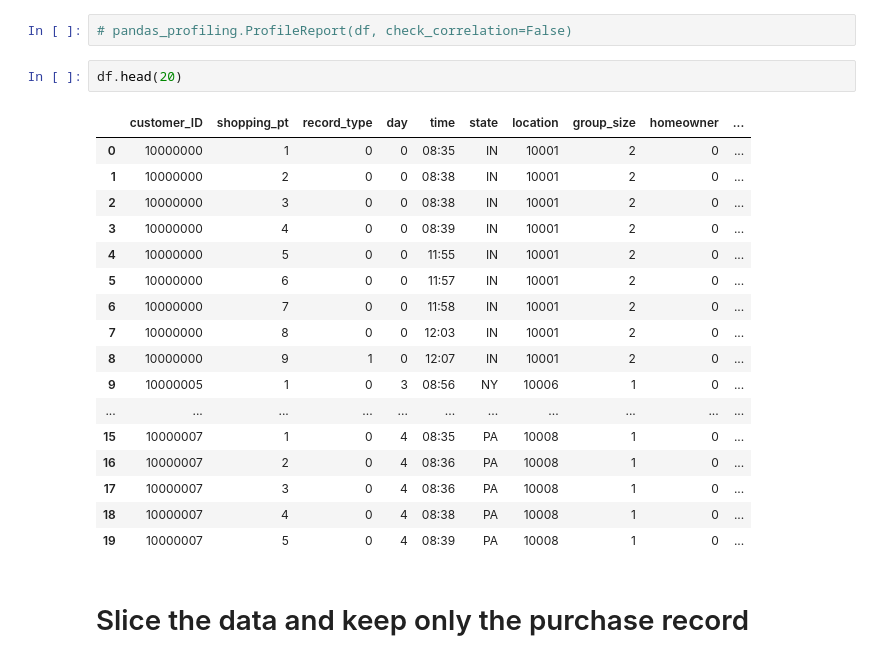
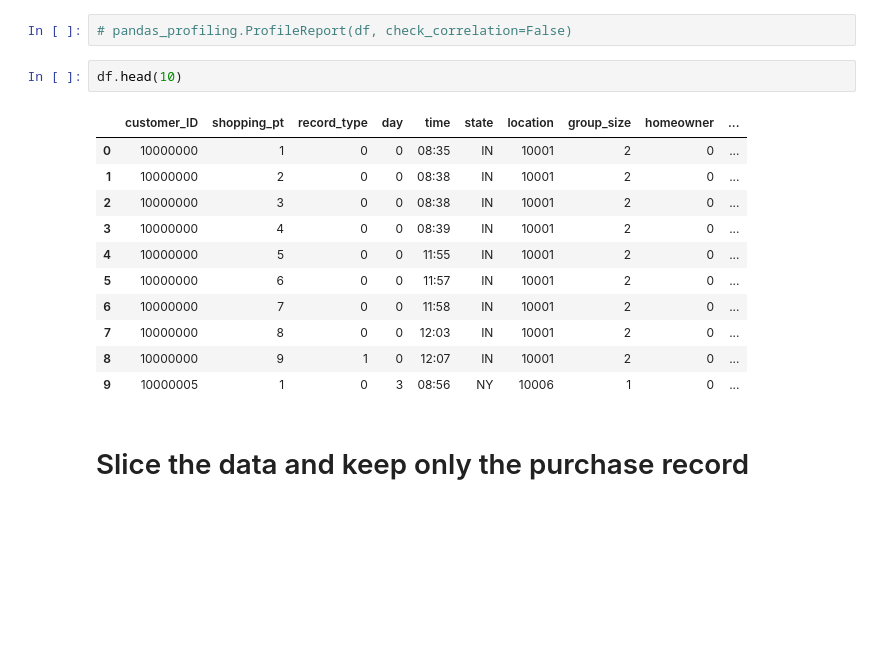
Before and after one commit to Michael-YongWang/MMA_Share, a Jupyter notebook: MMA831Project_AssociationRules.ipynb, the cells around one changed output. Saved outputs shown, nothing was run; the diff lists cells and outputs as text; blank space fills up the shorter version.

```diff
--- a/MMA831Project_AssociationRules.ipynb
+++ b/MMA831Project_AssociationRules.ipynb
@@ -37,25 +37,19 @@ df=pd.read_csv('/System/Volumes/Data/Users/Michael/Library/CloudStorage/iCloud D
 # %%
 # pandas_profiling.ProfileReport(df, check_correlation=False)
 # %%
-df.head(20)
+df.head(10)
 # %% [output]
 |  | customer_ID | shopping_pt | record_type | day | time | state | location | group_size | homeowner | ... |
 | 0 | 10000000 | 1 | 0 | 0 | 08:35 | IN | 10001 | 2 | 0 | ... |
 | 1 | 10000000 | 2 | 0 | 0 | 08:38 | IN | 10001 | 2 | 0 | ... |
 | 2 | 10000000 | 3 | 0 | 0 | 08:38 | IN | 10001 | 2 | 0 | ... |
 | 3 | 10000000 | 4 | 0 | 0 | 08:39 | IN | 10001 | 2 | 0 | ... |
 | 4 | 10000000 | 5 | 0 | 0 | 11:55 | IN | 10001 | 2 | 0 | ... |
 | 5 | 10000000 | 6 | 0 | 0 | 11:57 | IN | 10001 | 2 | 0 | ... |
 | 6 | 10000000 | 7 | 0 | 0 | 11:58 | IN | 10001 | 2 | 0 | ... |
 | 7 | 10000000 | 8 | 0 | 0 | 12:03 | IN | 10001 | 2 | 0 | ... |
 | 8 | 10000000 | 9 | 1 | 0 | 12:07 | IN | 10001 | 2 | 0 | ... |
 | 9 | 10000005 | 1 | 0 | 3 | 08:56 | NY | 10006 | 1 | 0 | ... |
-| ... | ... | ... | ... | ... | ... | ... | ... | ... | ... | ... |
-| 15 | 10000007 | 1 | 0 | 4 | 08:35 | PA | 10008 | 1 | 0 | ... |
-| 16 | 10000007 | 2 | 0 | 4 | 08:36 | PA | 10008 | 1 | 0 | ... |
-| 17 | 10000007 | 3 | 0 | 4 | 08:36 | PA | 10008 | 1 | 0 | ... |
-| 18 | 10000007 | 4 | 0 | 4 | 08:38 | PA | 10008 | 1 | 0 | ... |
-| 19 | 10000007 | 5 | 0 | 4 | 08:39 | PA | 10008 | 1 | 0 | ... |
 # %% [markdown]
 # Slice the data and keep only the purchase record
 # %%
```
Also changed, not shown: parts of 10 cells of this notebook.
